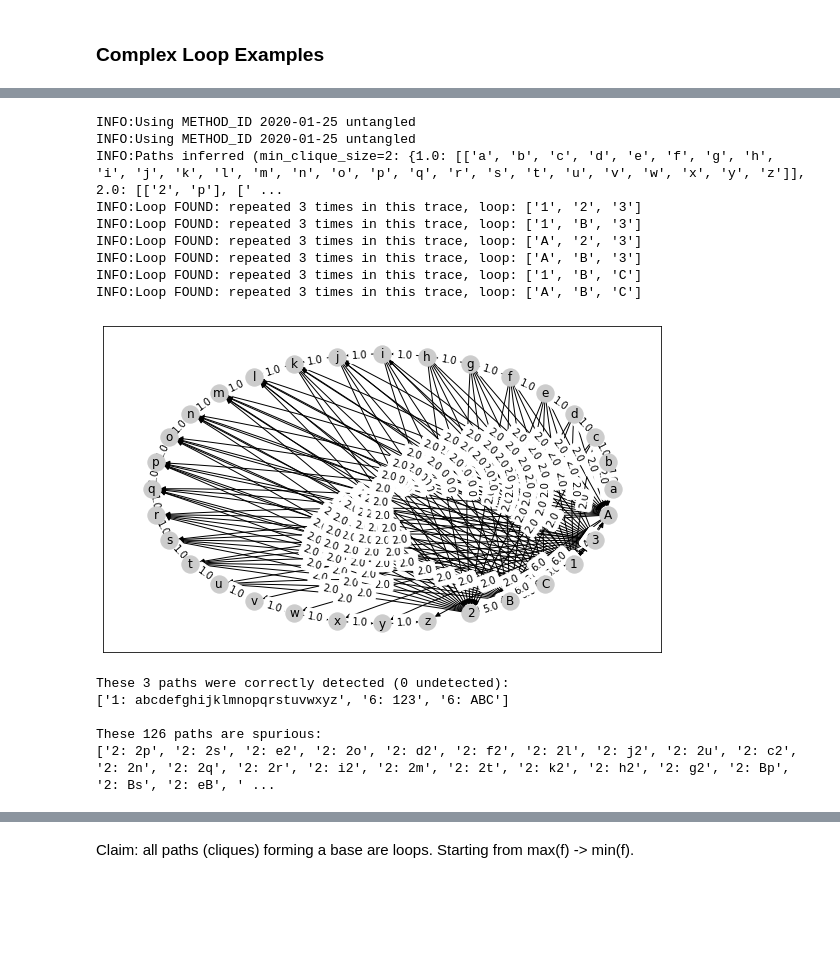
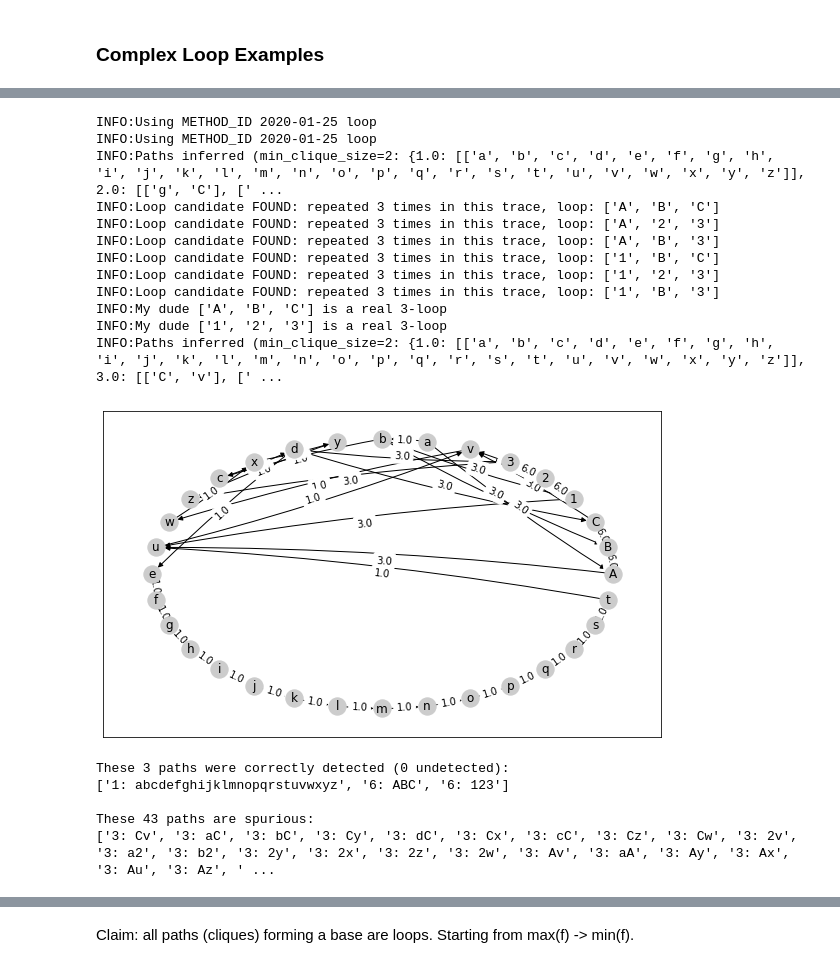
Before and after one commit to jpgil/logdelay, a Jupyter notebook: notebooks/2-structures/2020-01-25-Tests-forCliques.ipynb, the cells around one changed output, grey strips where cells are left out. Drawn from its saved outputs; the diff is of its cells as text; code cells hidden in the pictures; blank space fills up the shorter version.

```diff
--- a/notebooks/2-structures/2020-01-25-Tests-forCliques.ipynb
+++ b/notebooks/2-structures/2020-01-25-Tests-forCliques.ipynb
@@ -8,7 +8,8 @@ I'm here:
 # Parameters
 # METHOD_ID="2020-01-20 partial pairs"
 # METHOD_ID="2020-01-24 all pairs"
-METHOD_ID="2020-01-25 untangled"
+METHOD_ID="2020-01-25 loop"
+METHOD_ID="2020-01-28 loops removed"
 # %%
 %load_ext autoreload
 %autoreload 2
@@ -36,13 +37,24 @@ def find_loops_in_path(p, succ_G):
     for a, b in [ (a,b) for a,b in zip( p[:-1], p[1:] )  ]:
 
         is_a_loop = True
-        if is_a_loop and (b, a) in succ_G.edges():
+        setL = set()
+        if is_a_loop and (b, a) in succ_G.edges() and (a, b) in succ_G.edges():
             Wab = succ_G[a][b]['weight'] # also, Wab=f by construction
             Wba = succ_G[b][a]['weight']
 
             # Combinatory test:
-            L = int( math.sqrt(Wab) ) + 1
-            Lp1, Lm1 = L*(L+1)/2.0, L*(L-1)/2.0
+            """
+            W1 = (L+1)*L/2.0 = (L^2 + L)/2
+            W2 = L*(L-1)/2.0 = (L^2 - L)/2
+            2*W1 = L^2 + L
+            2*W2 = L^2 - L
+            2(W1+W2) = 2 L^2
+            L = sqr(W1+W2) # Integer
+            """
+            L = int( math.sqrt(Wab + Wba) )
+            Lp1, Lm1 = (L+1)*L/2.0, L*(L-1)/2.0
+
+            setL.add(L)
 
             logger.debug( (a, b, Wab, Lp1, Wba, Lm1, L ))
 
@@ -51,4 +63,8 @@ def find_loops_in_path(p, succ_G):
                 is_a_loop = False
         else:
             is_a_loop = False
+
+    if is_a_loop and len(setL) != 1:
+        is_a_loop = False
+
     return is_a_loop, L
@@ -466,25 +559,28 @@ g, b = evaluate_against(T, ("ABC", "123") )
 # %%
 # Type 77
 T = [
-    list("aAb1B2cd3Cefgh1iAjk2Blmnop3qCrst1AuBC2vwxyz3"),
+    list("aAb1B2cd3Cefgh1iAjk2Blmnop3qCrst1AuBC2vwxy3z"),
 ]
 g, b = evaluate_against(T, ("ABC", "123", "abcdefghijklmnopqrstuvwxyz") )
 # %% [output]
-INFO:Using METHOD_ID 2020-01-25 untangled
-INFO:Using METHOD_ID 2020-01-25 untangled
-INFO:Paths inferred (min_clique_size=2: {1.0: [['a', 'b', 'c', 'd', 'e', 'f', 'g', 'h', 'i', 'j', 'k', 'l', 'm', 'n', 'o', 'p', 'q', 'r', 's', 't', 'u', 'v', 'w', 'x', 'y', 'z']], 2.0: [['2', 'p'], [' ...
-INFO:Loop FOUND: repeated 3 times in this trace, loop: ['1', '2', '3']
-INFO:Loop FOUND: repeated 3 times in this trace, loop: ['1', 'B', '3']
-INFO:Loop FOUND: repeated 3 times in this trace, loop: ['A', '2', '3']
-INFO:Loop FOUND: repeated 3 times in this trace, loop: ['A', 'B', '3']
-INFO:Loop FOUND: repeated 3 times in this trace, loop: ['1', 'B', 'C']
-INFO:Loop FOUND: repeated 3 times in this trace, loop: ['A', 'B', 'C']
+INFO:Using METHOD_ID 2020-01-25 loop
+INFO:Using METHOD_ID 2020-01-25 loop
+INFO:Paths inferred (min_clique_size=2: {1.0: [['a', 'b', 'c', 'd', 'e', 'f', 'g', 'h', 'i', 'j', 'k', 'l', 'm', 'n', 'o', 'p', 'q', 'r', 's', 't', 'u', 'v', 'w', 'x', 'y', 'z']], 2.0: [['g', 'C'], [' ...
+INFO:Loop candidate FOUND: repeated 3 times in this trace, loop: ['A', 'B', 'C']
+INFO:Loop candidate FOUND: repeated 3 times in this trace, loop: ['A', '2', '3']
+INFO:Loop candidate FOUND: repeated 3 times in this trace, loop: ['A', 'B', '3']
+INFO:Loop candidate FOUND: repeated 3 times in this trace, loop: ['1', 'B', 'C']
+INFO:Loop candidate FOUND: repeated 3 times in this trace, loop: ['1', '2', '3']
+INFO:Loop candidate FOUND: repeated 3 times in this trace, loop: ['1', 'B', '3']
+INFO:My dude ['A', 'B', 'C'] is a real 3-loop
+INFO:My dude ['1', '2', '3'] is a real 3-loop
+INFO:Paths inferred (min_clique_size=2: {1.0: [['a', 'b', 'c', 'd', 'e', 'f', 'g', 'h', 'i', 'j', 'k', 'l', 'm', 'n', 'o', 'p', 'q', 'r', 's', 't', 'u', 'v', 'w', 'x', 'y', 'z']], 3.0: [['C', 'v'], [' ...
-[figure, old version]
+[figure, new version]
 These 3 paths were correctly detected (0 undetected):
-['1: abcdefghijklmnopqrstuvwxyz', '6: 123', '6: ABC']
+['1: abcdefghijklmnopqrstuvwxyz', '6: ABC', '6: 123']
 
-These 126 paths are spurious:
-['2: 2p', '2: 2s', '2: e2', '2: 2o', '2: d2', '2: f2', '2: 2l', '2: j2', '2: 2u', '2: c2', '2: 2n', '2: 2q', '2: 2r', '2: i2', '2: 2m', '2: 2t', '2: k2', '2: h2', '2: g2', '2: Bp', '2: Bs', '2: eB', ' ...
+These 43 paths are spurious:
+['3: Cv', '3: aC', '3: bC', '3: Cy', '3: dC', '3: Cx', '3: cC', '3: Cz', '3: Cw', '3: 2v', '3: a2', '3: b2', '3: 2y', '3: 2x', '3: 2z', '3: 2w', '3: Av', '3: aA', '3: Ay', '3: Ax', '3: Au', '3: Az', ' ...
 # %%
 # Type 78
 T = [
```
Also changed, not shown: parts of 13 cells of this notebook.
